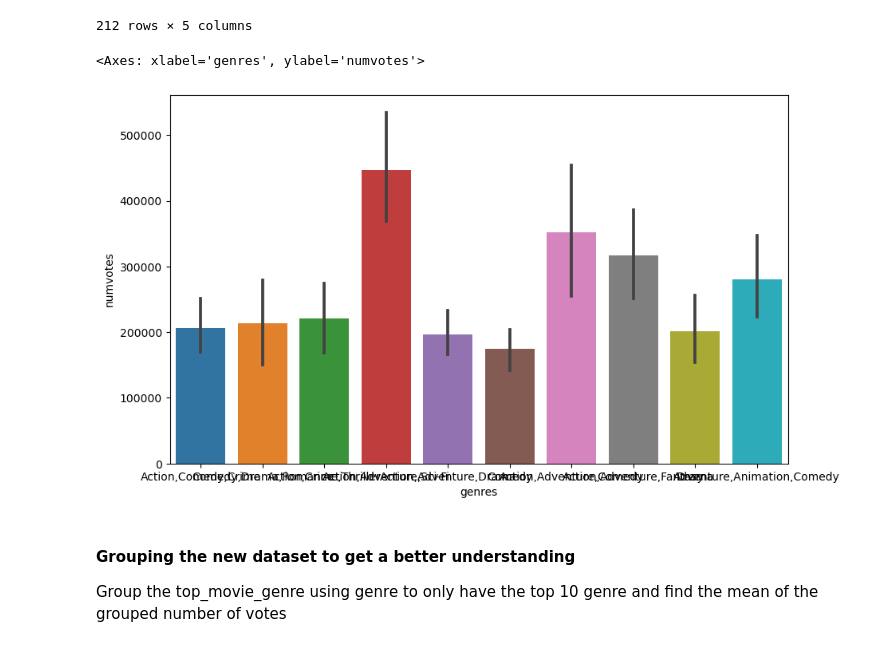
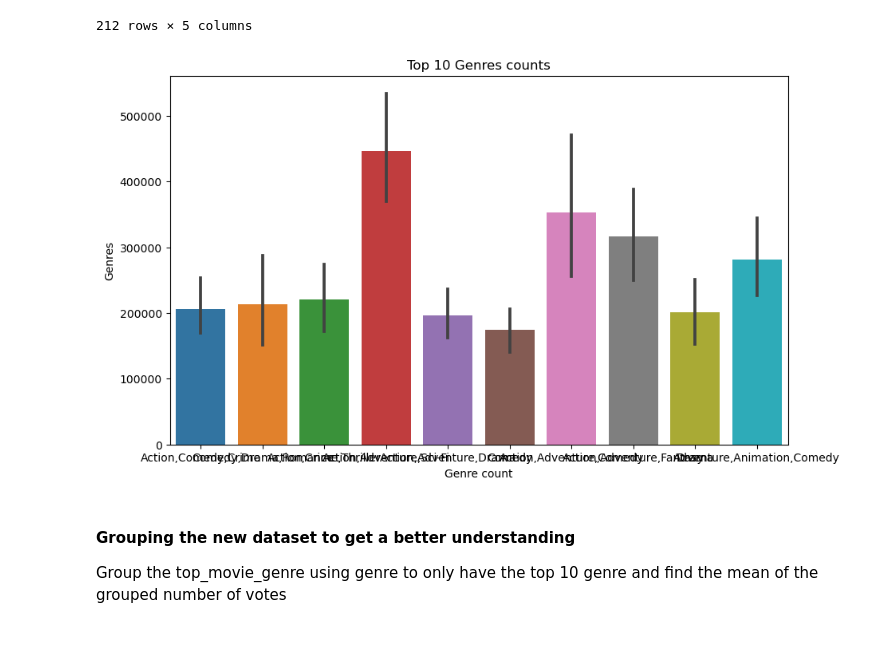
Before and after one commit to BBWorksB/ds-factors-for-film-production-success, a Jupyter notebook: Film-Production-Success.ipynb, the cells around one changed output. Saved outputs shown, nothing was run; the diff lists cells and outputs as text; code cells hidden in the pictures.

```diff
--- a/Film-Production-Success.ipynb
+++ b/Film-Production-Success.ipynb
@@ -433,11 +380,14 @@ top_movie_genre
 | 73118 | 7.0 | 163279 | 2018 | 100.0 | Action,Comedy,Crime |
 212 rows × 5 columns
 # %%
+#Plot bar graph of the same
 plt.figure(figsize=(10,6))
 sns.barplot(x = 'genres', y = 'numvotes', data=top_movie_genre)
+plt.title("Top 10 Genres counts")
+plt.xlabel('Genre count')
+plt.ylabel('Genres');
 # %% [output]
-<Axes: xlabel='genres', ylabel='numvotes'>
-[figure, old version]
+[figure, new version]
 # %% [markdown]
 #### Grouping the new dataset to get a better understanding
 Group the top_movie_genre using genre to only have the top 10 genre and find the mean of the grouped number of votes
```
Also changed, not shown: parts of 60 cells of this notebook.
